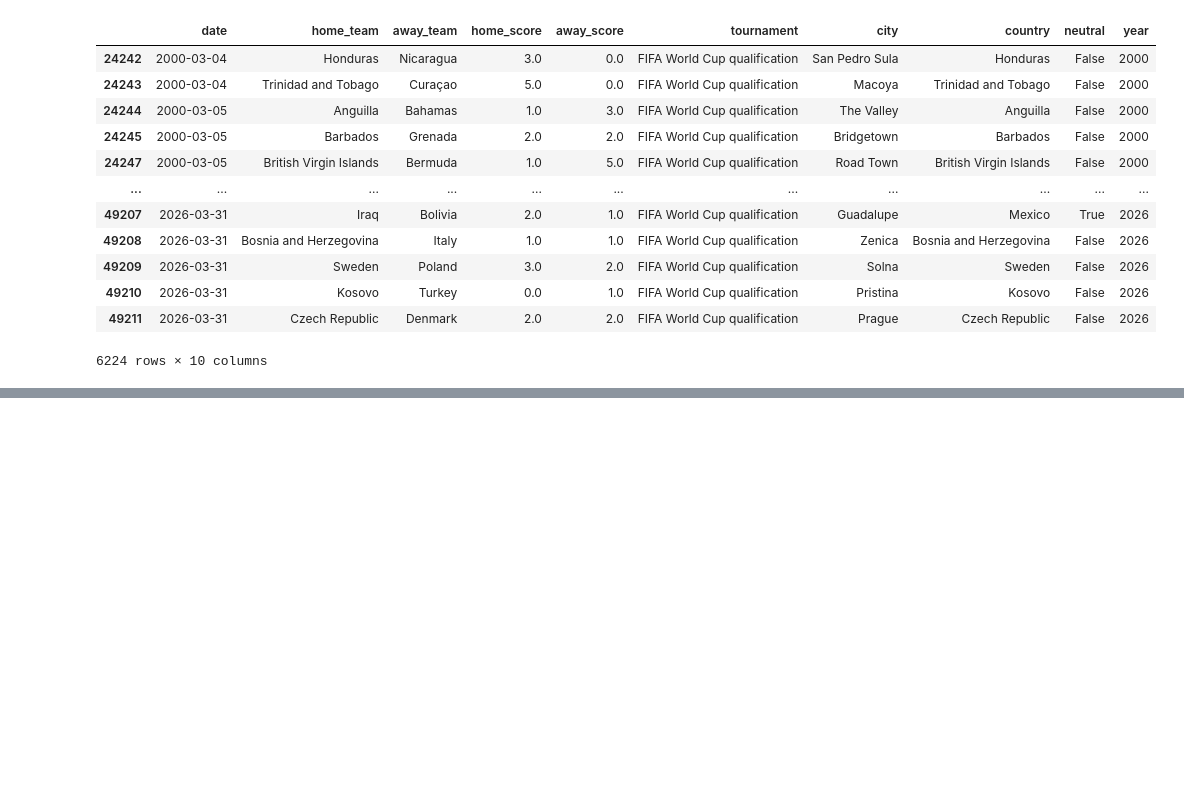
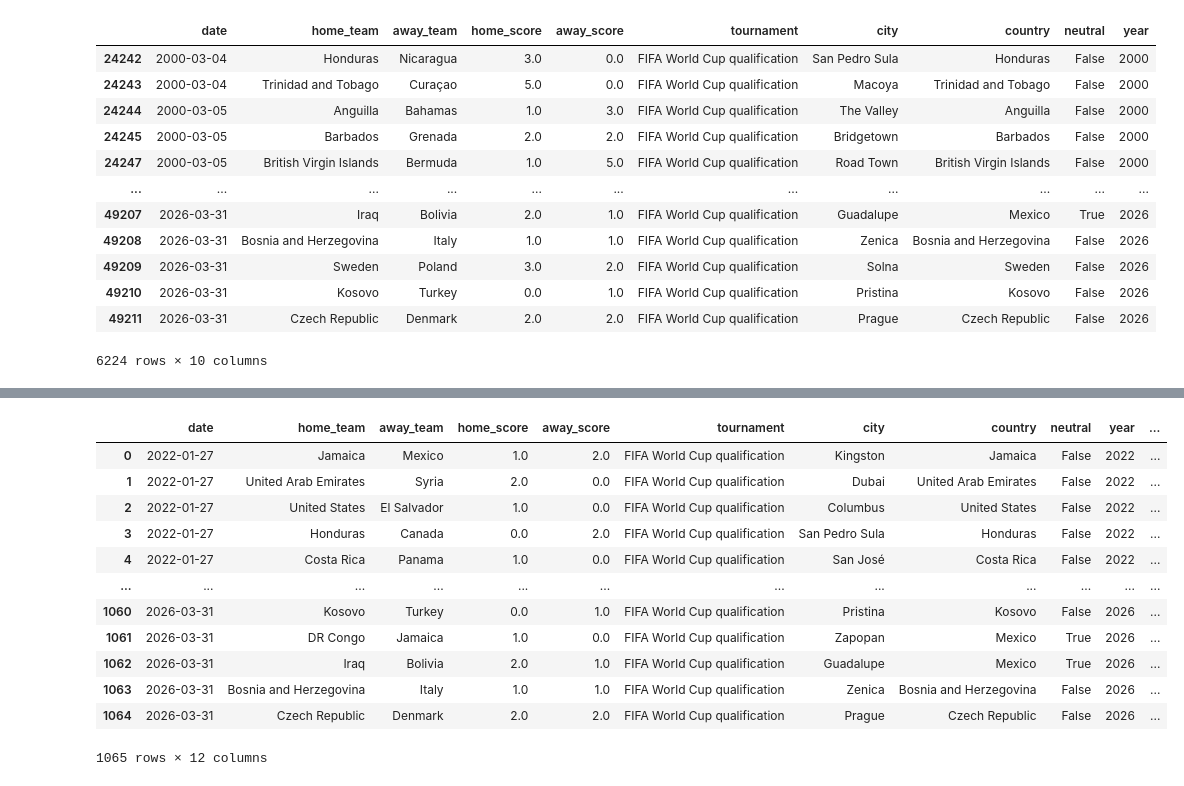
Before and after one commit to darko2806/Football-World-Cup-2026-prediction-model, a Jupyter notebook: Testing/DataProcessingForTesting.ipynb, the cells around one changed output, grey strips where cells are left out. Drawn from its saved outputs; the diff is of its cells as text; code cells hidden in the pictures; blank space fills up the shorter version.

```diff
--- a/Testing/DataProcessingForTesting.ipynb
+++ b/Testing/DataProcessingForTesting.ipynb
@@ -209,0 +248,18 @@ historical_train_data.to_csv("../data/ProcessedDataForTestModel/historical_train
+# %%
+historical_match_data['date'] = pd.to_datetime(historical_match_data['date'])
+historical_match_data = historical_match_data.sort_values('date').reset_index(drop=True)
+historical_match_data
+# %% [output]
+|  | date | home_team | away_team | home_score | away_score | tournament | city | country | neutral | year | ... |
+| 0 | 2022-01-27 | Jamaica | Mexico | 1.0 | 2.0 | FIFA World Cup qualification | Kingston | Jamaica | False | 2022 | ... |
+| 1 | 2022-01-27 | United Arab Emirates | Syria | 2.0 | 0.0 | FIFA World Cup qualification | Dubai | United Arab Emirates | False | 2022 | ... |
+| 2 | 2022-01-27 | United States | El Salvador | 1.0 | 0.0 | FIFA World Cup qualification | Columbus | United States | False | 2022 | ... |
+| 3 | 2022-01-27 | Honduras | Canada | 0.0 | 2.0 | FIFA World Cup qualification | San Pedro Sula | Honduras | False | 2022 | ... |
+| 4 | 2022-01-27 | Costa Rica | Panama | 1.0 | 0.0 | FIFA World Cup qualification | San José | Costa Rica | False | 2022 | ... |
+| ... | ... | ... | ... | ... | ... | ... | ... | ... | ... | ... | ... |
+| 1060 | 2026-03-31 | Kosovo | Turkey | 0.0 | 1.0 | FIFA World Cup qualification | Pristina | Kosovo | False | 2026 | ... |
+| 1061 | 2026-03-31 | DR Congo | Jamaica | 1.0 | 0.0 | FIFA World Cup qualification | Zapopan | Mexico | True | 2026 | ... |
+| 1062 | 2026-03-31 | Iraq | Bolivia | 2.0 | 1.0 | FIFA World Cup qualification | Guadalupe | Mexico | True | 2026 | ... |
+| 1063 | 2026-03-31 | Bosnia and Herzegovina | Italy | 1.0 | 1.0 | FIFA World Cup qualification | Zenica | Bosnia and Herzegovina | False | 2026 | ... |
+| 1064 | 2026-03-31 | Czech Republic | Denmark | 2.0 | 2.0 | FIFA World Cup qualification | Prague | Czech Republic | False | 2026 | ... |
+1065 rows × 12 columns
```
Also changed, not shown: parts of 14 cells of this notebook, 5 other files.
